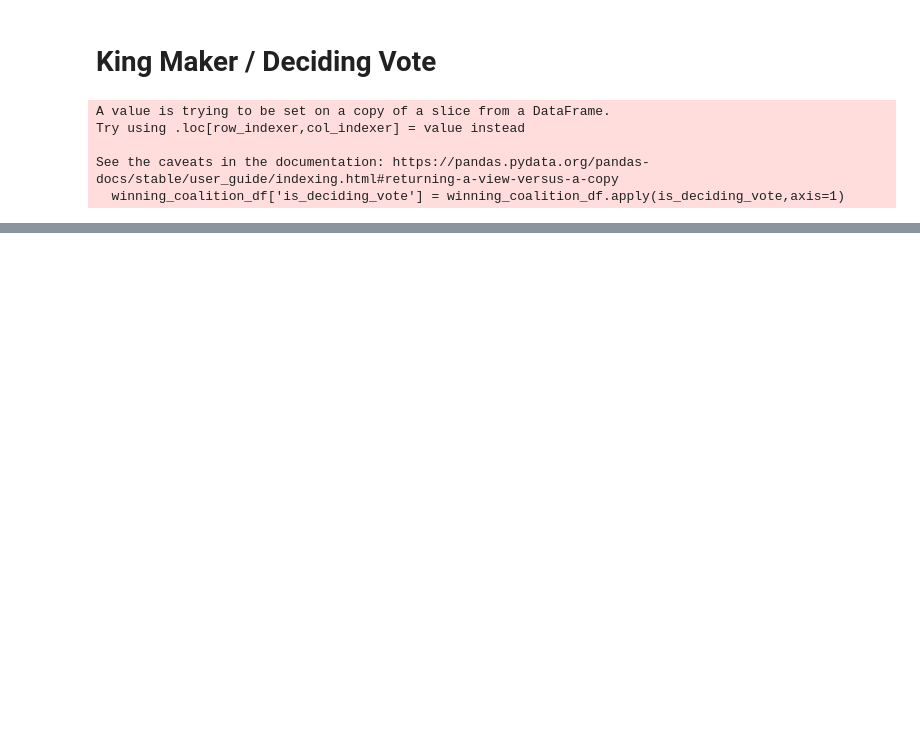
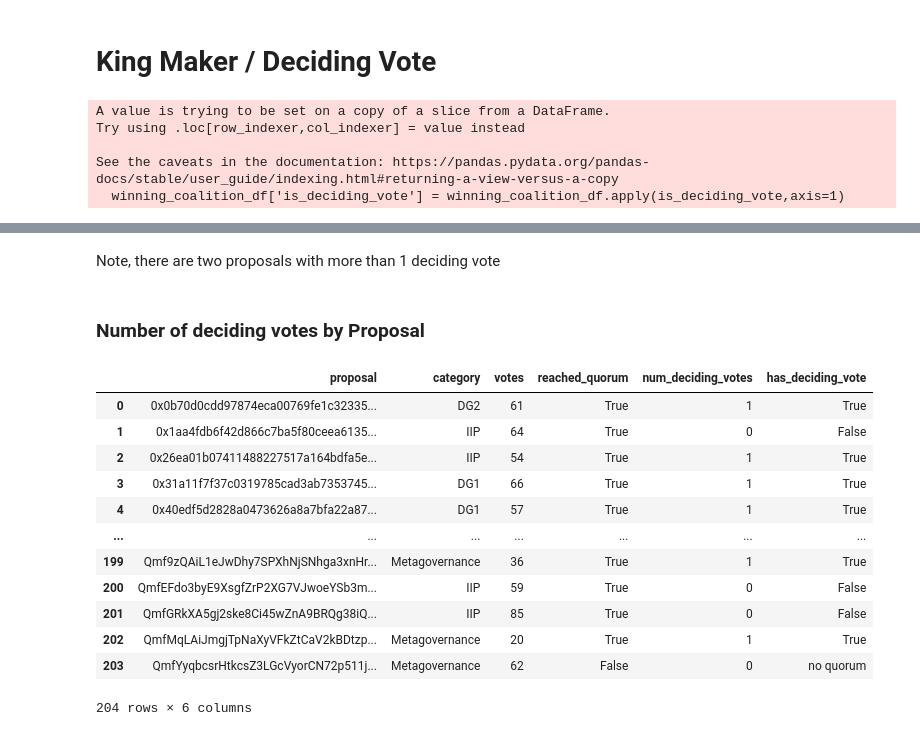
Before and after one commit to IndexCoop/index-coop-analytics, a Jupyter notebook: governance/snapshot-vote-analysis/2021-11-18 selectorate analysis/GraphQL_Queries.ipynb, the cells around one changed output, grey strips where cells are left out. Drawn from its saved outputs; the diff is of its cells as text; code cells hidden in the pictures; blank space fills up the shorter version.

```diff
--- a/governance/snapshot-vote-analysis/2021-11-18 selectorate analysis/GraphQL_Queries.ipynb
+++ b/governance/snapshot-vote-analysis/2021-11-18 selectorate analysis/GraphQL_Queries.ipynb
@@ -366,0 +402,33 @@ deciding_vote_df
+# %%
+def sum_true(grp):
+    return np.sum(grp=='True')
+def create_has_deciding_vote(row):
+    if row['reached_quorum'] == False:
+        return 'no quorum'
+    else:
+        return str(row['num_deciding_votes']>0)
+# %%
+deciding_votes_by_proposal_df = winning_coalition_df.groupby(['proposal','category','votes','reached_quorum'])\
+    .agg(num_deciding_votes=('is_deciding_vote',sum_true)).reset_index()
+
+deciding_votes_by_proposal_df['has_deciding_vote'] = deciding_votes_by_proposal_df.apply(create_has_deciding_vote,axis=1)
+# %% [markdown]
+ Note, there are two proposals with more than 1 deciding vote
+# %% [markdown]
+### Number of deciding votes by Proposal
+# %%
+deciding_votes_by_proposal_df
+# %% [output]
+|  | proposal | category | votes | reached_quorum | num_deciding_votes | has_deciding_vote |
+| 0 | 0x0b70d0cdd97874eca00769fe1c32335... | DG2 | 61 | True | 1 | True |
+| 1 | 0x1aa4fdb6f42d866c7ba5f80ceea6135... | IIP | 64 | True | 0 | False |
+| 2 | 0x26ea01b07411488227517a164bdfa5e... | IIP | 54 | True | 1 | True |
+| 3 | 0x31a11f7f37c0319785cad3ab7353745... | DG1 | 66 | True | 1 | True |
+| 4 | 0x40edf5d2828a0473626a8a7bfa22a87... | DG1 | 57 | True | 1 | True |
+| ... | ... | ... | ... | ... | ... | ... |
+| 199 | Qmf9zQAiL1eJwDhy7SPXhNjSNhga3xnHr... | Metagovernance | 36 | True | 1 | True |
+| 200 | QmfEFdo3byE9XsgfZrP2XG7VJwoeYSb3m... | IIP | 59 | True | 0 | False |
+| 201 | QmfGRkXA5gj2ske8Ci45wZnA9BRQg38iQ... | IIP | 85 | True | 0 | False |
+| 202 | QmfMqLAiJmgjTpNaXyVFkZtCaV2kBDtzp... | Metagovernance | 20 | True | 1 | True |
+| 203 | QmfYyqbcsrHtkcsZ3LGcVyorCN72p511j... | Metagovernance | 62 | False | 0 | no quorum |
+204 rows × 6 columns
```
Also changed, not shown: parts of 18 cells of this notebook.
